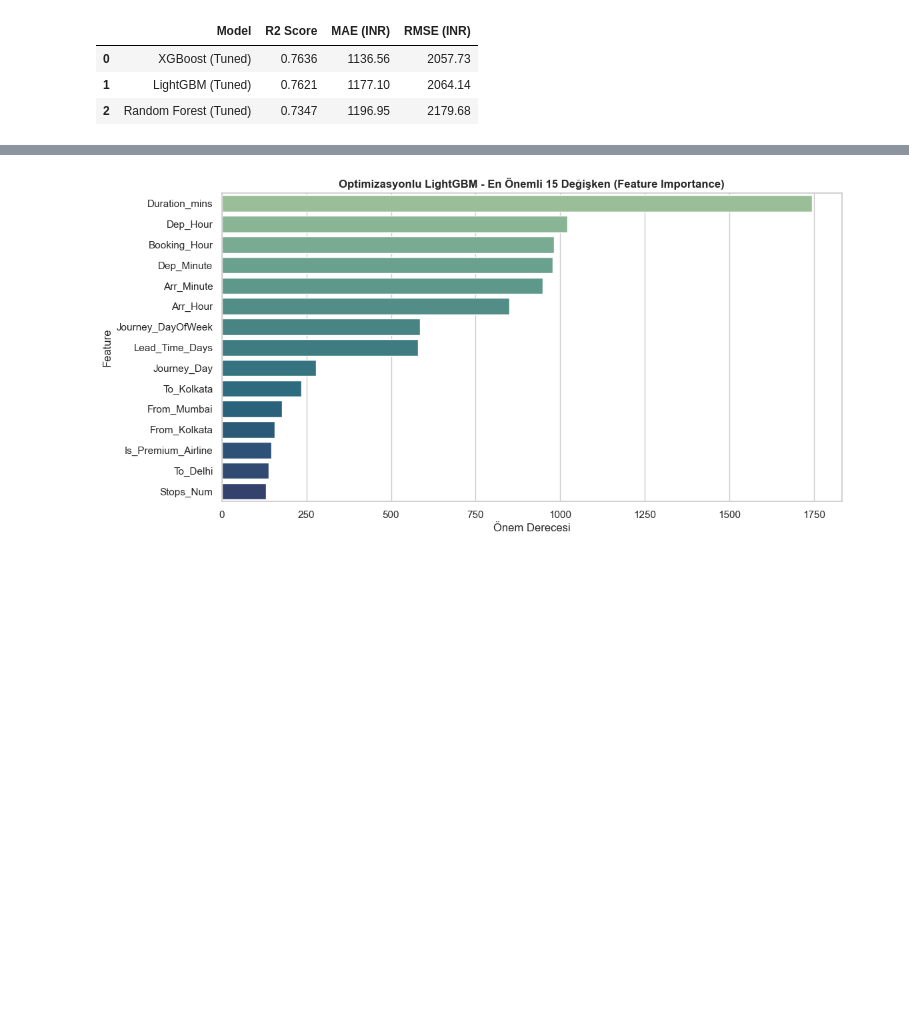
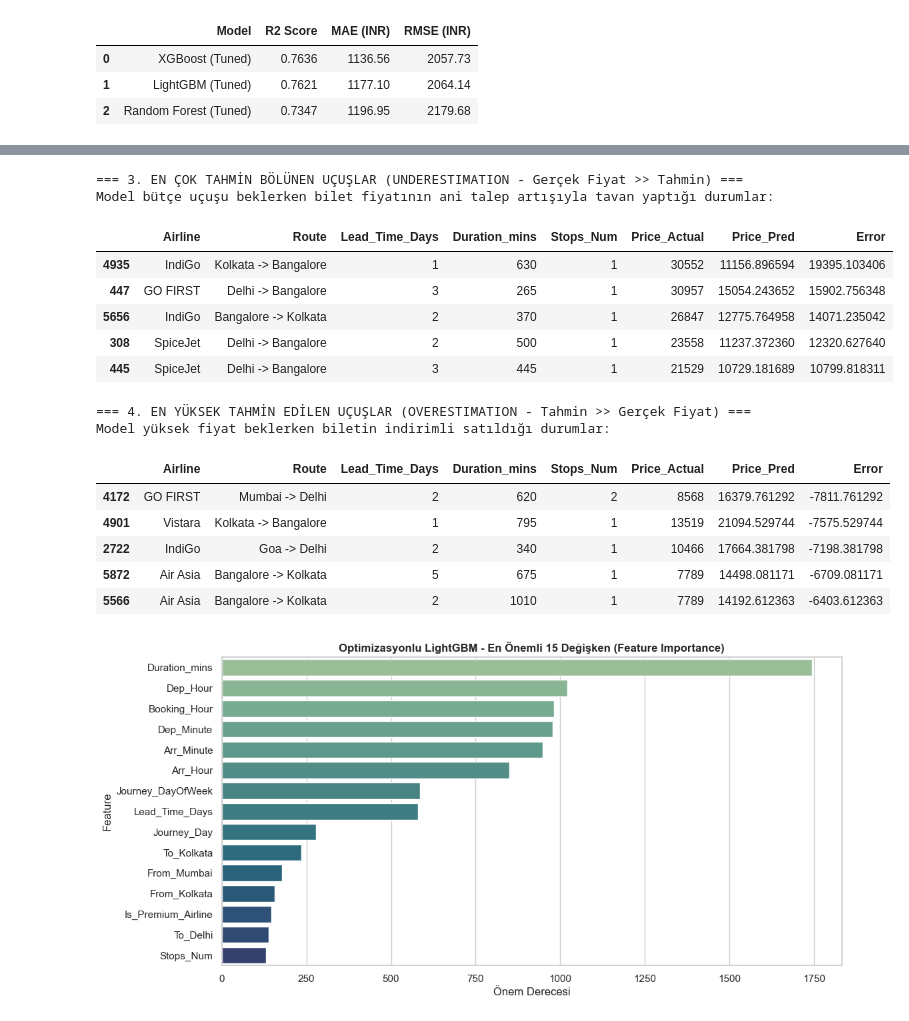
Before and after one commit to kaanbaycan/vodptk, a Jupyter notebook: flight_analysis_and_modeling.ipynb, the cells around one changed output, grey strips where cells are left out. Drawn from its saved outputs; the diff is of its cells as text; code cells hidden in the pictures; blank space fills up the shorter version.

```diff
--- a/flight_analysis_and_modeling.ipynb
+++ b/flight_analysis_and_modeling.ipynb
@@ -476,0 +462,27 @@ plt.show()
+# %%
+# En iyi model ile test seti tahminlerini ve hataları hesapla
+best_lgb_model = tuned_models['LightGBM (Tuned)']
+test_eval = X_test.copy()
+test_eval['Price_Actual'] = y_test
+test_eval['Price_Pred'] = best_lgb_model.predict(X_test_prep)
+test_eval['Error'] = test_eval['Price_Actual'] - test_eval['Price_Pred'] # Pozitif = Underestimation (Tahmin düşük), Negatif = Overestimation (Tahmin yüksek)
+test_eval['Abs_Error'] = test_eval['Error'].abs()
+test_eval['Percentage_Error'] = (test_eval['Abs_Error'] / test_eval['Price_Actual']) * 100
+
+print("=== 1. GENEL HATA İSTATİSTİKLERİ VE SAPMA (BIAS) ===")
+print(f"• Ortalama Hata (Bias)                    : {test_eval['Error'].mean():.2f} ₹ (Ortalamada neredeyse 0 sapma!)")
+print(f"• Medyan Hata (Median Error)             : {test_eval['Error'].median():.2f} ₹")
+print(f"• Ortalama Mutlak Yüzde Hata (MAPE)       : %{test_eval['Percentage_Error'].mean():.2f}")
+print(f"• Medyan Mutlak Yüzde Hata (MdAPE)       : %{test_eval['Percentage_Error'].median():.2f}  <-- Test setinin yarısında hata %5.4'ten küçük!")
+print(f"• Hata Çarpıklığı (Skewness of Residuals): {test_eval['Error'].skew():.2f} (Pozitif kuyruk: Nadir görülen yüksek bilet fiyatları)")
+
+# 2. Fiyat Segmentine Göre Hata Analizi
+test_eval['Price_Segment'] = pd.qcut(test_eval['Price_Actual'], q=4, labels=['1. Düşük (<9.4k ₹)', '2. Orta-Düşük (9.4k-11.8k ₹)', '3. Orta-Yüksek (11.8k-15.5k ₹)', '4. Yüksek (>15.5k ₹)'])
+segment_summary = test_eval.groupby('Price_Segment', observed=False)[['Abs_Error', 'Percentage_Error', 'Error']].agg({
+    'Abs_Error': ['mean', 'median'],
+    'Percentage_Error': ['mean', 'median'],
+    'Error': ['mean', 'count']
+}).round(2)
+
+print("\n=== 2. FİYAT SEGMENTLERİNE GÖRE HATA EĞİLİMİ (SİSTEMATİK DESEN KANITI) ===")
+display(segment_summary)
@@ -504,3 +539,28 @@ plt.show()
+# %%
+print("=== 3. EN ÇOK TAHMİN BÖLÜNEN UÇUŞLAR (UNDERESTIMATION - Gerçek Fiyat >> Tahmin) ===")
+print("Model bütçe uçuşu beklerken bilet fiyatının ani talep artışıyla tavan yaptığı durumlar:")
+display(test_eval.sort_values(by='Error', ascending=False)[['Airline', 'Route', 'Lead_Time_Days', 'Duration_mins', 'Stops_Num', 'Price_Actual', 'Price_Pred', 'Error']].head(5))
+
+print("\n=== 4. EN YÜKSEK TAHMİN EDİLEN UÇUŞLAR (OVERESTIMATION - Tahmin >> Gerçek Fiyat) ===")
+print("Model yüksek fiyat beklerken biletin indirimli satıldığı durumlar:")
+display(test_eval.sort_values(by='Error', ascending=True)[['Airline', 'Route', 'Lead_Time_Days', 'Duration_mins', 'Stops_Num', 'Price_Actual', 'Price_Pred', 'Error']].head(5))
+# %% [output]
+=== 3. EN ÇOK TAHMİN BÖLÜNEN UÇUŞLAR (UNDERESTIMATION - Gerçek Fiyat >> Tahmin) ===
+Model bütçe uçuşu beklerken bilet fiyatının ani talep artışıyla tavan yaptığı durumlar:
+|  | Airline | Route | Lead_Time_Days | Duration_mins | Stops_Num | Price_Actual | Price_Pred | Error |
+| 4935 | IndiGo | Kolkata -> Bangalore | 1 | 630 | 1 | 30552 | 11156.896594 | 19395.103406 |
+| 447 | GO FIRST | Delhi -> Bangalore | 3 | 265 | 1 | 30957 | 15054.243652 | 15902.756348 |
+| 5656 | IndiGo | Bangalore -> Kolkata | 2 | 370 | 1 | 26847 | 12775.764958 | 14071.235042 |
+| 308 | SpiceJet | Delhi -> Bangalore | 2 | 500 | 1 | 23558 | 11237.372360 | 12320.627640 |
+| 445 | SpiceJet | Delhi -> Bangalore | 3 | 445 | 1 | 21529 | 10729.181689 | 10799.818311 |
+=== 4. EN YÜKSEK TAHMİN EDİLEN UÇUŞLAR (OVERESTIMATION - Tahmin >> Gerçek Fiyat) ===
+Model yüksek fiyat beklerken biletin indirimli satıldığı durumlar:
+|  | Airline | Route | Lead_Time_Days | Duration_mins | Stops_Num | Price_Actual | Price_Pred | Error |
+| 4172 | GO FIRST | Mumbai -> Delhi | 2 | 620 | 2 | 8568 | 16379.761292 | -7811.761292 |
+| 4901 | Vistara | Kolkata -> Bangalore | 1 | 795 | 1 | 13519 | 21094.529744 | -7575.529744 |
+| 2722 | IndiGo | Goa -> Delhi | 2 | 340 | 1 | 10466 | 17664.381798 | -7198.381798 |
+| 5872 | Air Asia | Bangalore -> Kolkata | 5 | 675 | 1 | 7789 | 14498.081171 | -6709.081171 |
+| 5566 | Air Asia | Bangalore -> Kolkata | 2 | 1010 | 1 | 7789 | 14192.612363 | -6403.612363 |
 # %%
 # Optimizasyonlu LightGBM Değişken Önem Dereceleri (Feature Importance)
 ohe = preprocessor.named_transformers_['cat']
```
Also changed, not shown: parts of 9 cells of this notebook, 1 other file.
